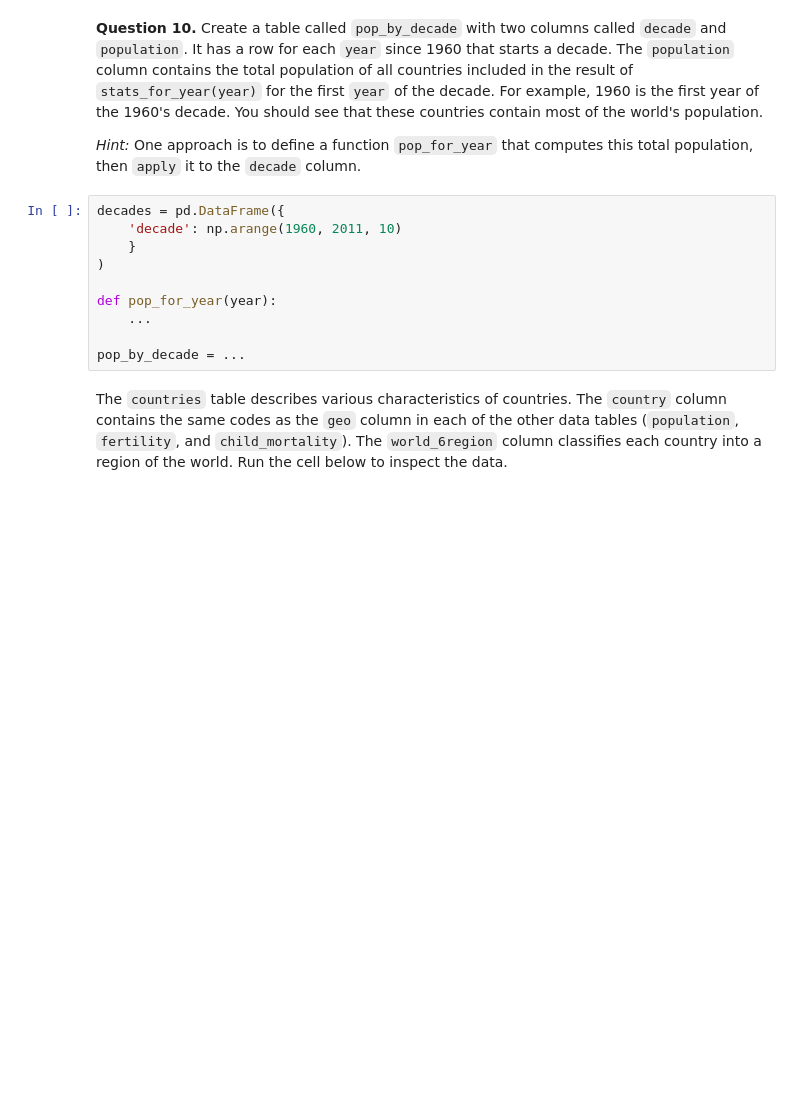
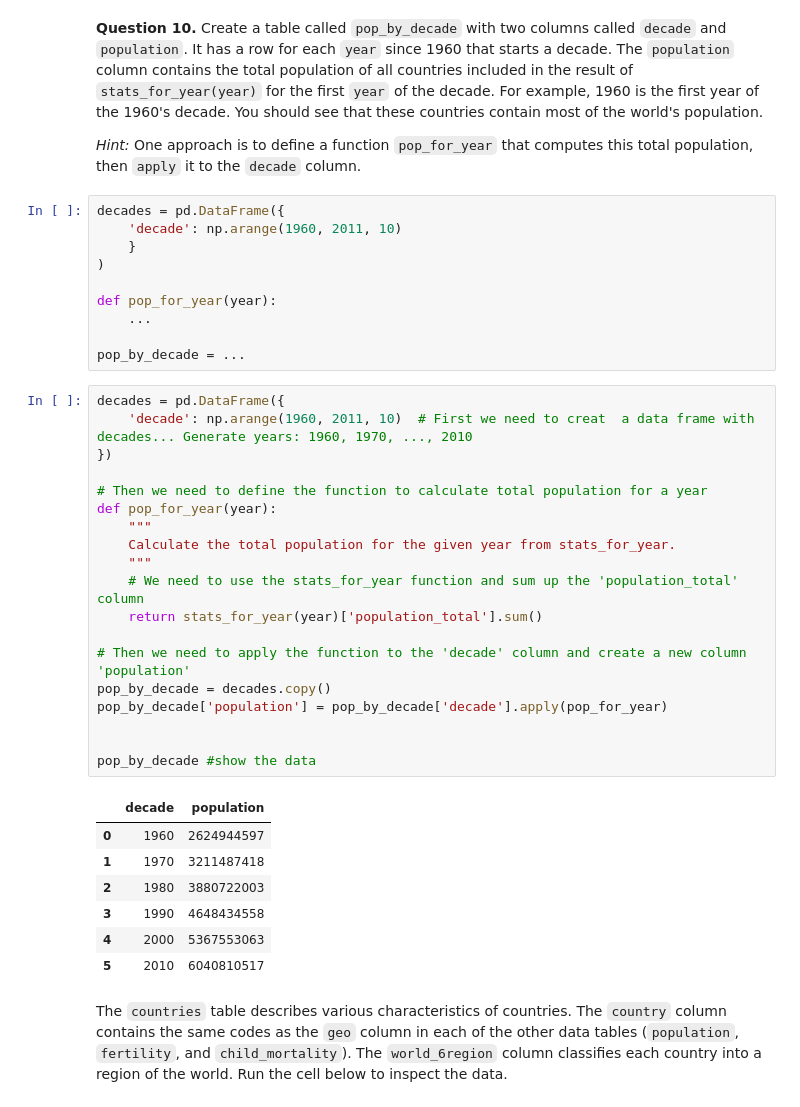
Before and after one commit to pedroalmada/Oxford_DataScience_Course, a Jupyter notebook: Assignments/Second-Assignment.ipynb, the cells around one changed output. Cells and saved outputs as stored; diff of their text form; blank space fills up the shorter version.

Commit message:
Second Assignment - Question 10 Plus data.

```diff
--- a/Assignments/Second-Assignment.ipynb
+++ b/Assignments/Second-Assignment.ipynb
@@ -490,6 +490,33 @@ def pop_for_year(year):
     ...
 
 pop_by_decade = ...
+# %%
+decades = pd.DataFrame({
+    'decade': np.arange(1960, 2011, 10)  # First we need to creat  a data frame with decades... Generate years: 1960, 1970, ..., 2010
+})
+
+# Then we need to define the function to calculate total population for a year
+def pop_for_year(year):
+    """
+    Calculate the total population for the given year from stats_for_year.
+    """
+    # We need to use the stats_for_year function and sum up the 'population_total' column
+    return stats_for_year(year)['population_total'].sum()
+
+# Then we need to apply the function to the 'decade' column and create a new column 'population'
+pop_by_decade = decades.copy()
+pop_by_decade['population'] = pop_by_decade['decade'].apply(pop_for_year)
+
+
+pop_by_decade #show the data
+# %% [output]
+|  | decade | population |
+| 0 | 1960 | 2624944597 |
+| 1 | 1970 | 3211487418 |
+| 2 | 1980 | 3880722003 |
+| 3 | 1990 | 4648434558 |
+| 4 | 2000 | 5367553063 |
+| 5 | 2010 | 6040810517 |
 # %% [markdown]
 The `countries` table describes various characteristics of countries. The `country` column contains the same codes as the `geo` column in each of the other data tables (`population`, `fertility`, and `child_mortality`). The `world_6region` column classifies each country into a region of the world. Run the cell below to inspect the data.
 # %%
```
Also changed, not shown: parts of 4 cells of this notebook.
